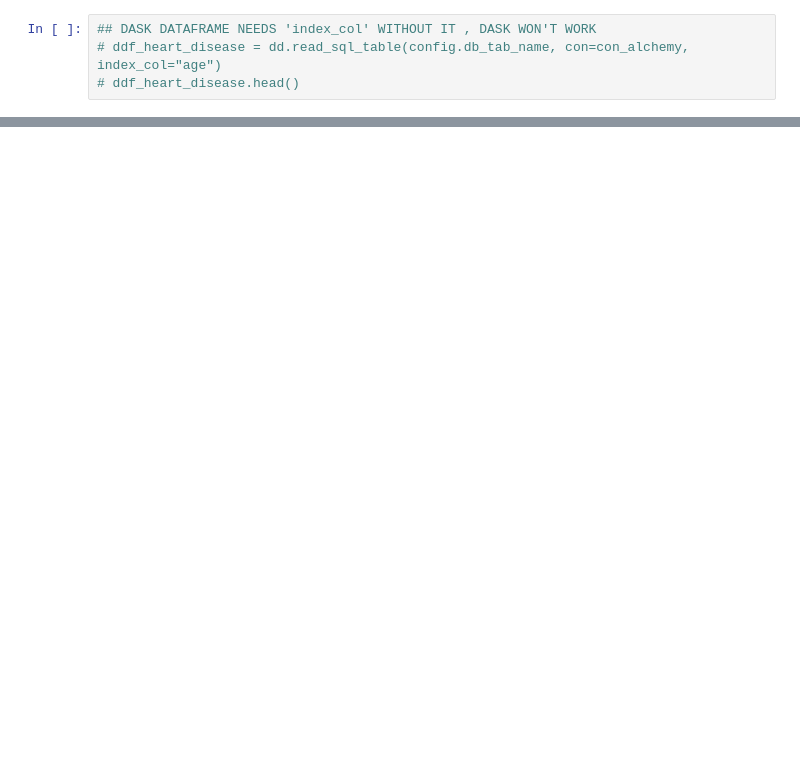
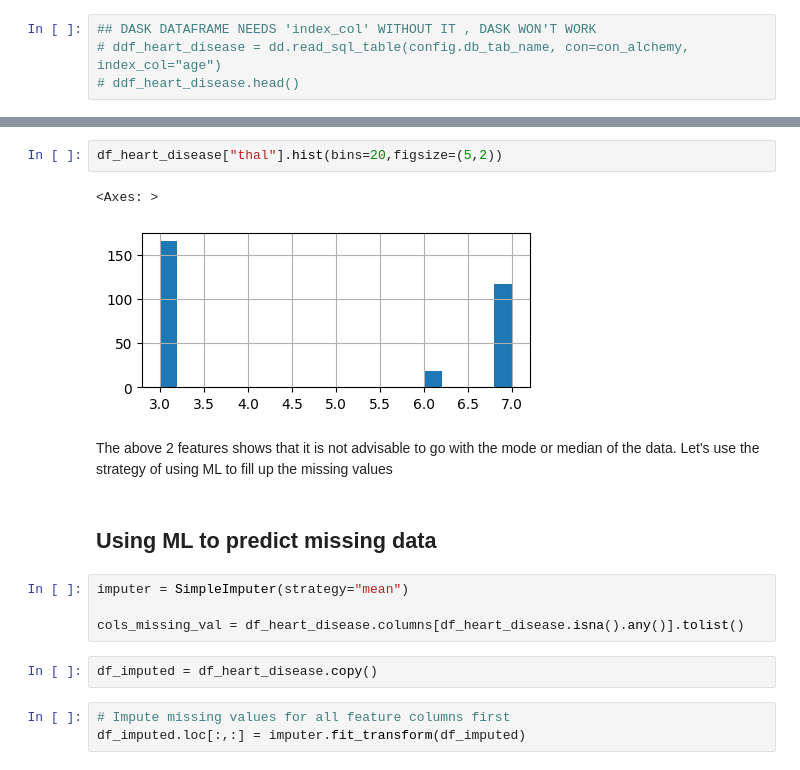
Before and after one commit to Priyo-prog/Heart-Disease-Project, a Jupyter notebook: Decision Tree.ipynb, the cells around one changed output, grey strips where cells are left out. Drawn from its saved outputs; the diff is of its cells as text; blank space fills up the shorter version.

Commit message:
Missing Data and Encoding

```diff
--- a/Decision Tree.ipynb
+++ b/Decision Tree.ipynb
@@ -79,0 +194,19 @@ df_heart_disease.head()
+# %%
+df_heart_disease["thal"].hist(bins=20,figsize=(5,2))
+# %% [output]
+<Axes: >
+[figure, added]
+# %% [markdown]
+The above 2 features shows that it is not advisable to go with the mode or median of the data.
+Let's use the strategy of using ML to fill up the missing values
+# %% [markdown]
+## Using ML to predict missing data
+# %%
+imputer = SimpleImputer(strategy="mean")
+
+cols_missing_val = df_heart_disease.columns[df_heart_disease.isna().any()].tolist()
+# %%
+df_imputed = df_heart_disease.copy()
+# %%
+# Impute missing values for all feature columns first
+df_imputed.loc[:,:] = imputer.fit_transform(df_imputed)
```
Also changed, not shown: parts of 29 cells of this notebook, 1 other file.
